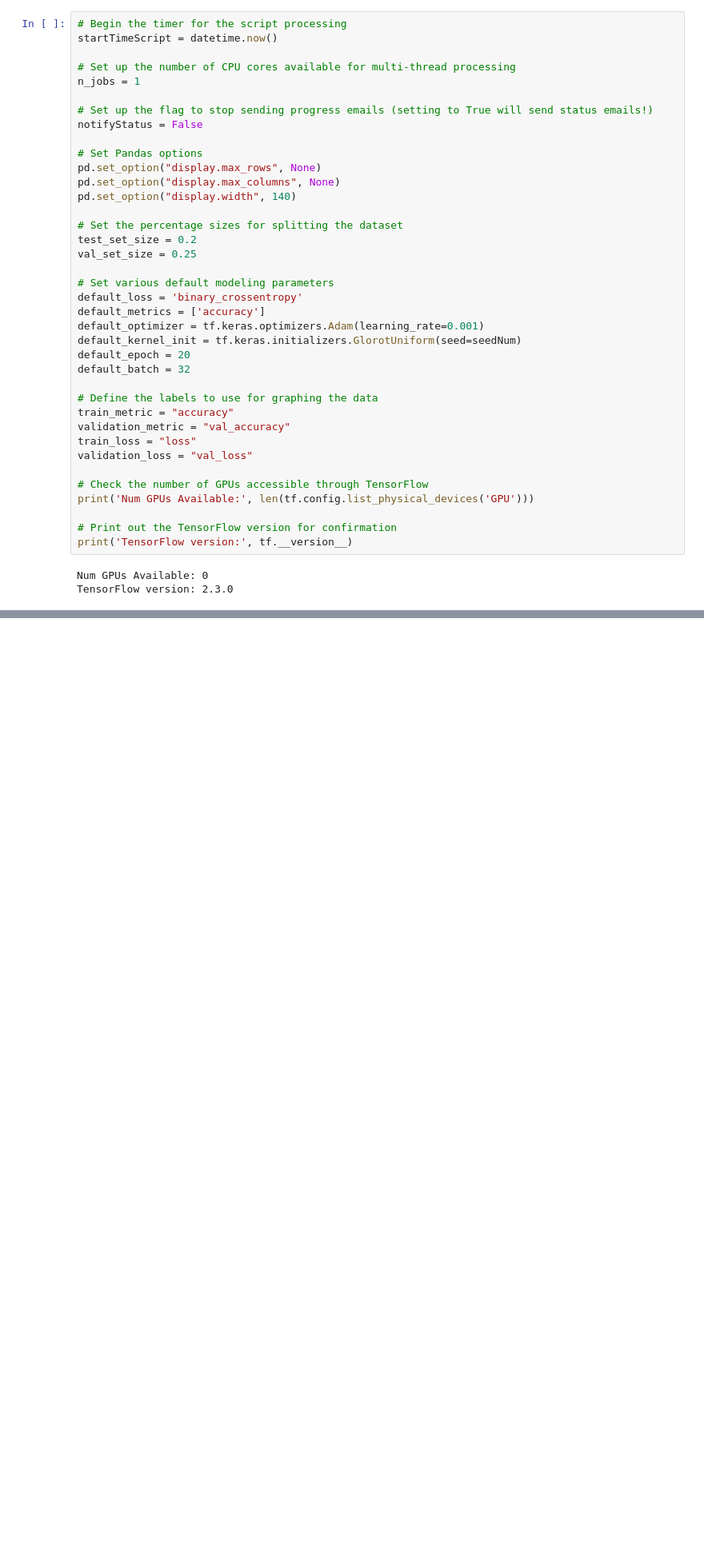
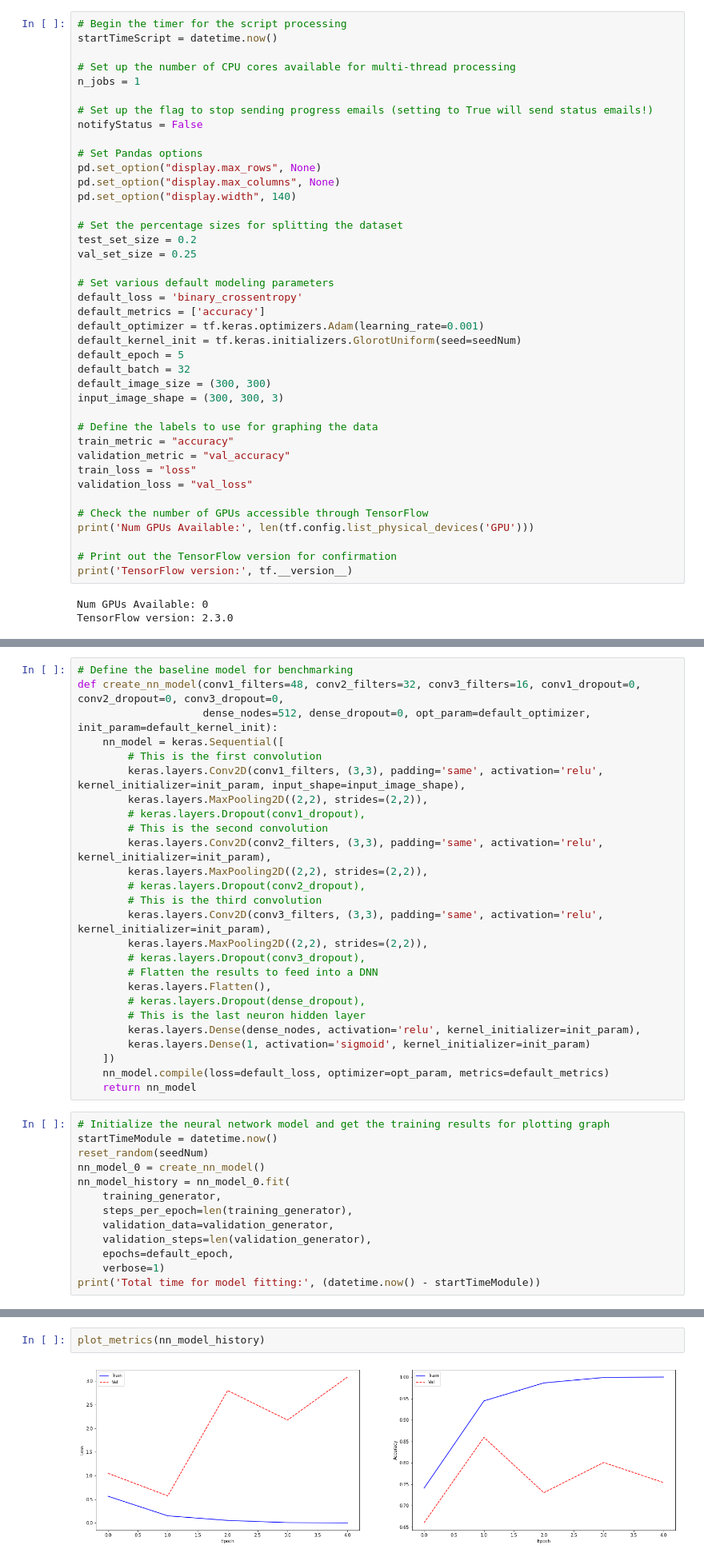
Before and after one commit to daines-analytics/template-latest, a Jupyter notebook: _py-project-templates/py_tensorflow_binaryclass_image_classification_example.ipynb, the cells around one changed output, grey strips where cells are left out. Shown at 80% size. Saved outputs shown, nothing was run; the diff lists cells and outputs as text; blank space fills up the shorter version.

```diff
--- a/_py-project-templates/py_tensorflow_binaryclass_image_classification_example.ipynb
+++ b/_py-project-templates/py_tensorflow_binaryclass_image_classification_example.ipynb
@@ -114,8 +117,10 @@ default_loss = 'binary_crossentropy'
 default_metrics = ['accuracy']
 default_optimizer = tf.keras.optimizers.Adam(learning_rate=0.001)
 default_kernel_init = tf.keras.initializers.GlorotUniform(seed=seedNum)
-default_epoch = 20
+default_epoch = 5
 default_batch = 32
+default_image_size = (300, 300)
+input_image_shape = (300, 300, 3)
 
 # Define the labels to use for graphing the data
 train_metric = "accuracy"
@@ -617,0 +346,39 @@ if notifyStatus: status_notify('(TensorFlow Binary Classification) Task 5 - Fina
+# %%
+# Define the baseline model for benchmarking
+def create_nn_model(conv1_filters=48, conv2_filters=32, conv3_filters=16, conv1_dropout=0, conv2_dropout=0, conv3_dropout=0,
+                    dense_nodes=512, dense_dropout=0, opt_param=default_optimizer, init_param=default_kernel_init):
+    nn_model = keras.Sequential([
+        # This is the first convolution
+        keras.layers.Conv2D(conv1_filters, (3,3), padding='same', activation='relu', kernel_initializer=init_param, input_shape=input_image_shape),
+        keras.layers.MaxPooling2D((2,2), strides=(2,2)),
+        # keras.layers.Dropout(conv1_dropout),
+        # This is the second convolution
+        keras.layers.Conv2D(conv2_filters, (3,3), padding='same', activation='relu', kernel_initializer=init_param),
+        keras.layers.MaxPooling2D((2,2), strides=(2,2)),
+        # keras.layers.Dropout(conv2_dropout),
+        # This is the third convolution
+        keras.layers.Conv2D(conv3_filters, (3,3), padding='same', activation='relu', kernel_initializer=init_param),
+        keras.layers.MaxPooling2D((2,2), strides=(2,2)),
+        # keras.layers.Dropout(conv3_dropout),
+        # Flatten the results to feed into a DNN
+        keras.layers.Flatten(),
+        # keras.layers.Dropout(dense_dropout),
+        # This is the last neuron hidden layer
+        keras.layers.Dense(dense_nodes, activation='relu', kernel_initializer=init_param),
+        keras.layers.Dense(1, activation='sigmoid', kernel_initializer=init_param)
+    ])
+    nn_model.compile(loss=default_loss, optimizer=opt_param, metrics=default_metrics)
+    return nn_model
+# %%
+# Initialize the neural network model and get the training results for plotting graph
+startTimeModule = datetime.now()
+reset_random(seedNum)
+nn_model_0 = create_nn_model()
+nn_model_history = nn_model_0.fit(
+    training_generator,
+    steps_per_epoch=len(training_generator),
+	validation_data=validation_generator,
+    validation_steps=len(validation_generator),
+    epochs=default_epoch,
+    verbose=1)
+print('Total time for model fitting:', (datetime.now() - startTimeModule))
@@ -617,0 +417,4 @@ if notifyStatus: status_notify('(TensorFlow Binary Classification) Task 5 - Fina
+# %%
+plot_metrics(nn_model_history)
+# %% [output]
+[figure, added]
```
Also changed, not shown: parts of 67 cells of this notebook.
